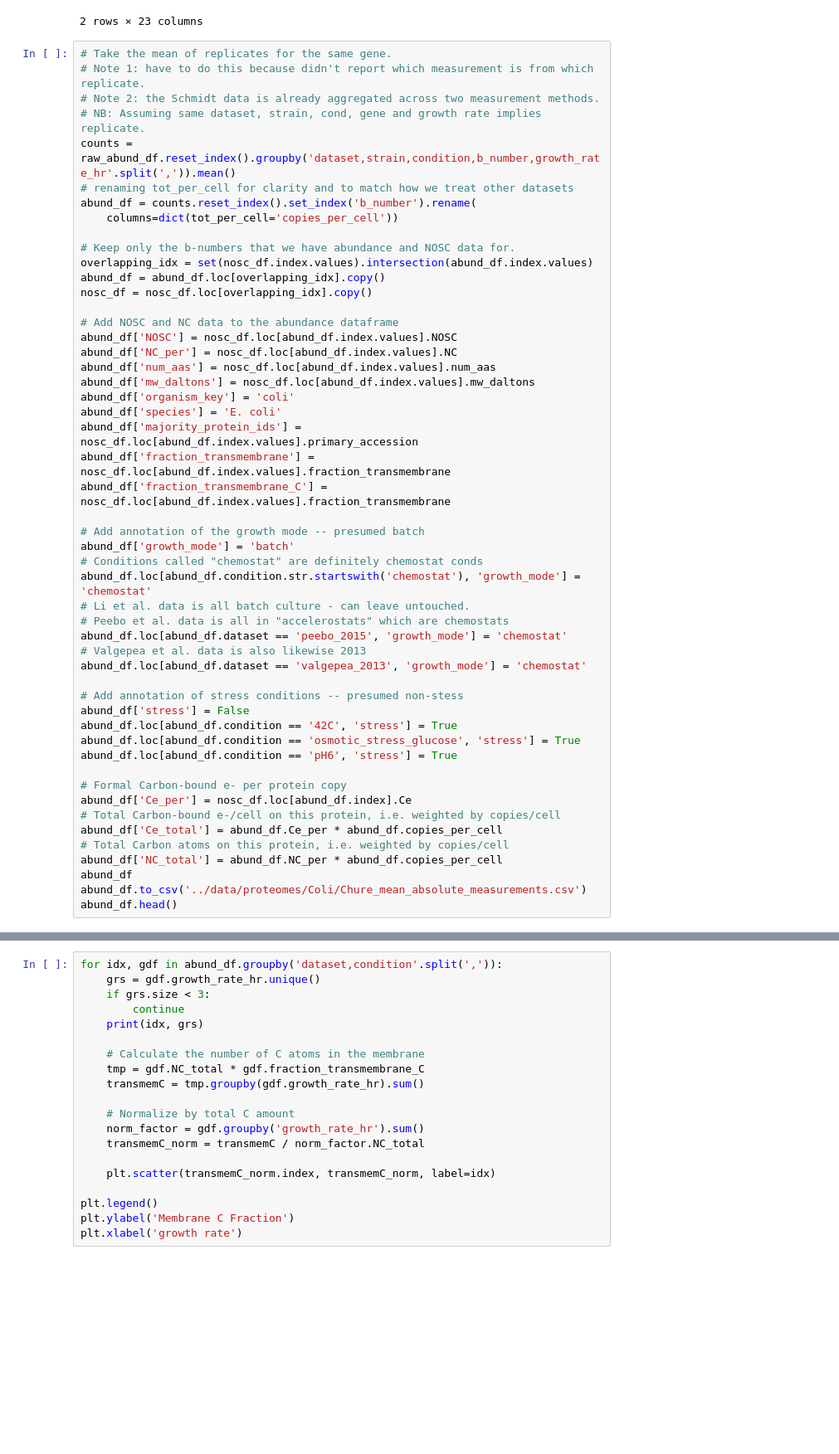
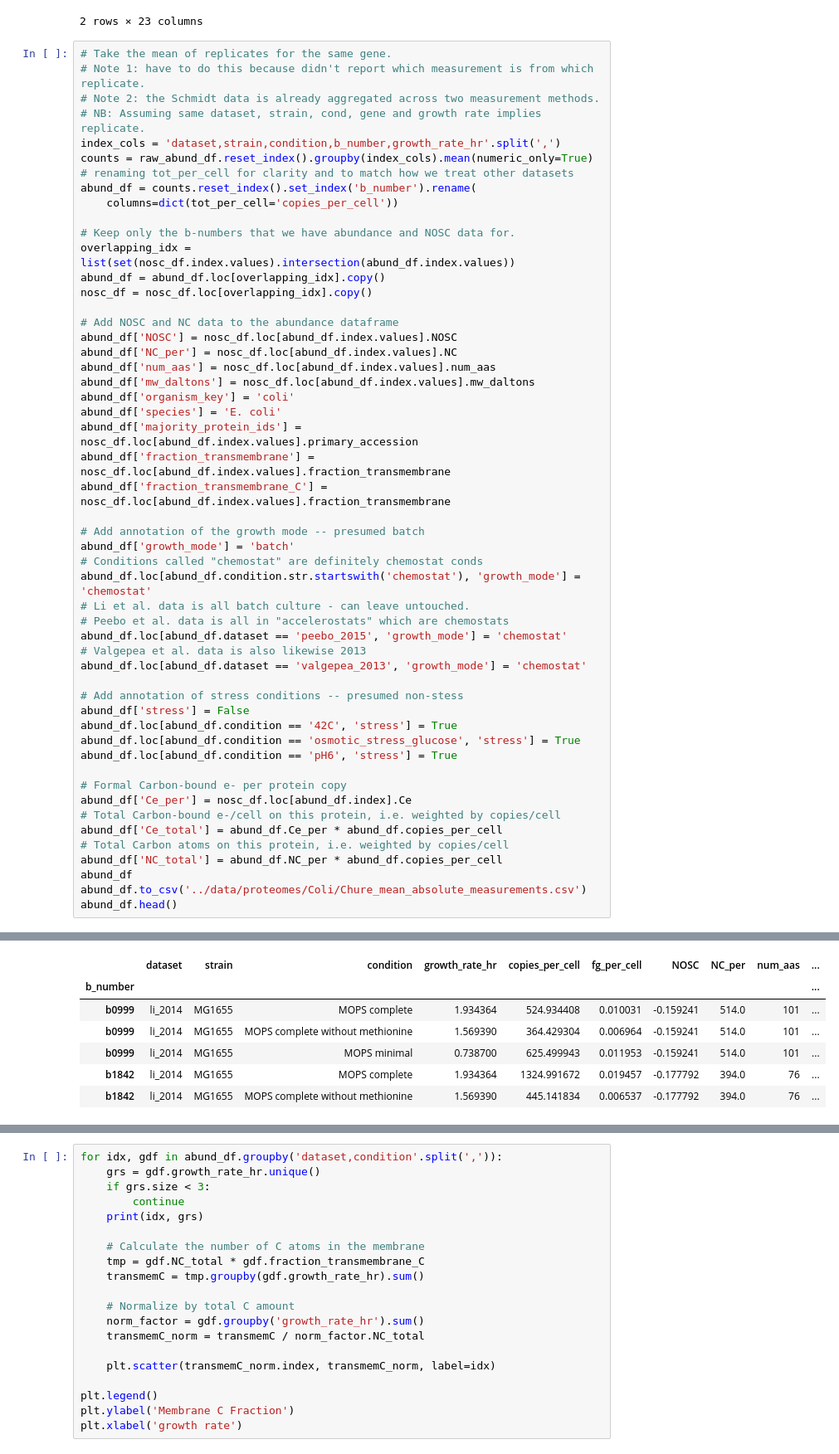
Before and after one commit to flamholz/redox-proteome, a Jupyter notebook: notebooks/01_ColiProteomeNOSC.ipynb, the cells around one changed output, grey strips where cells are left out. Shown at 83% size. Saved outputs shown, nothing was run; the diff lists cells and outputs as text; blank space fills up the shorter version.

```diff
--- a/notebooks/01_ColiProteomeNOSC.ipynb
+++ b/notebooks/01_ColiProteomeNOSC.ipynb
@@ -44,13 +39,14 @@ nosc_df.head(2)
 # Note 1: have to do this because didn't report which measurement is from which replicate.
 # Note 2: the Schmidt data is already aggregated across two measurement methods.
 # NB: Assuming same dataset, strain, cond, gene and growth rate implies replicate.
-counts = raw_abund_df.reset_index().groupby('dataset,strain,condition,b_number,growth_rate_hr'.split(',')).mean()
+index_cols = 'dataset,strain,condition,b_number,growth_rate_hr'.split(',')
+counts = raw_abund_df.reset_index().groupby(index_cols).mean(numeric_only=True)
 # renaming tot_per_cell for clarity and to match how we treat other datasets
 abund_df = counts.reset_index().set_index('b_number').rename(
     columns=dict(tot_per_cell='copies_per_cell'))
 
 # Keep only the b-numbers that we have abundance and NOSC data for.
-overlapping_idx = set(nosc_df.index.values).intersection(abund_df.index.values)
+overlapping_idx = list(set(nosc_df.index.values).intersection(abund_df.index.values))
 abund_df = abund_df.loc[overlapping_idx].copy()
 nosc_df = nosc_df.loc[overlapping_idx].copy()
 
@@ -94,0 +90,7 @@ TypeError: Could not convert thrL to numeric
+|  | dataset | strain | condition | growth_rate_hr | copies_per_cell | fg_per_cell | NOSC | NC_per | num_aas | ... |
+| b_number |  |  |  |  |  |  |  |  |  | ... |
+| b0999 | li_2014 | MG1655 | MOPS complete | 1.934364 | 524.934408 | 0.010031 | -0.159241 | 514.0 | 101 | ... |
+| b0999 | li_2014 | MG1655 | MOPS complete without methionine | 1.569390 | 364.429304 | 0.006964 | -0.159241 | 514.0 | 101 | ... |
+| b0999 | li_2014 | MG1655 | MOPS minimal | 0.738700 | 625.499943 | 0.011953 | -0.159241 | 514.0 | 101 | ... |
+| b1842 | li_2014 | MG1655 | MOPS complete | 1.934364 | 1324.991672 | 0.019457 | -0.177792 | 394.0 | 76 | ... |
+| b1842 | li_2014 | MG1655 | MOPS complete without methionine | 1.569390 | 445.141834 | 0.006537 | -0.177792 | 394.0 | 76 | ... |
```
Also changed, not shown: parts of 7 cells of this notebook, 2 other files.
